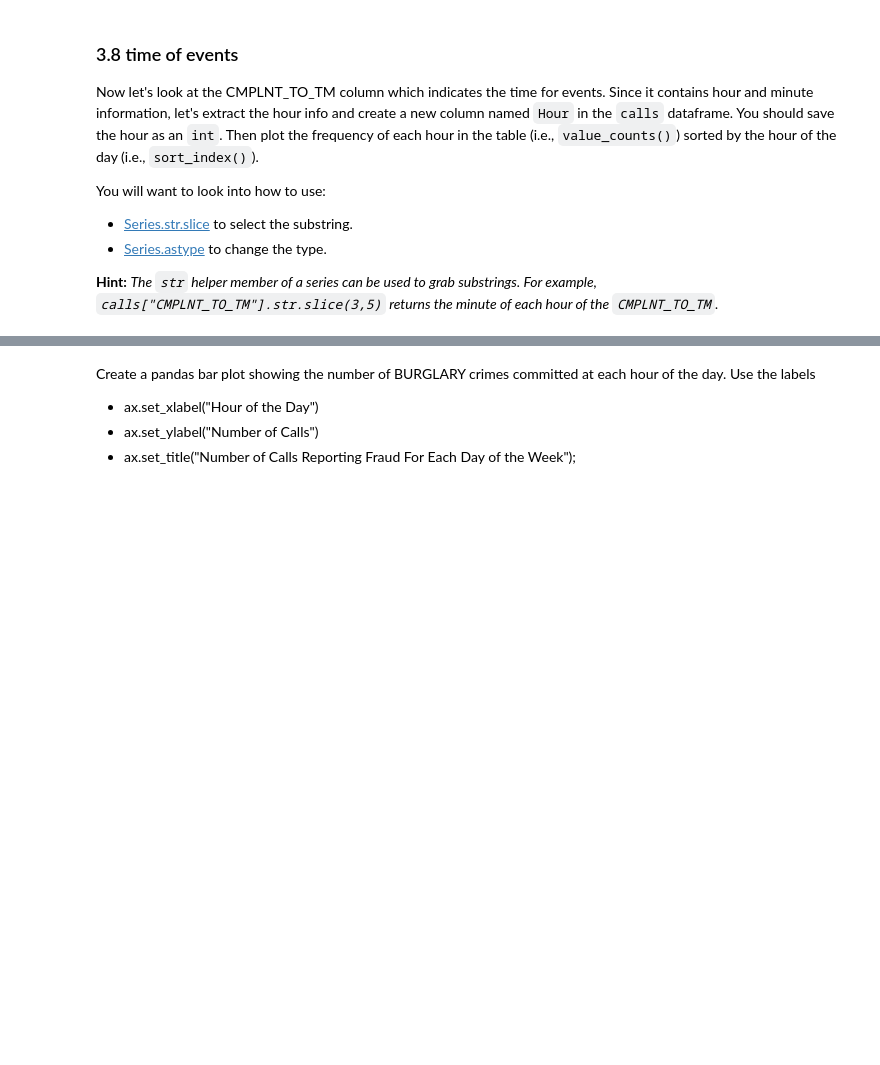
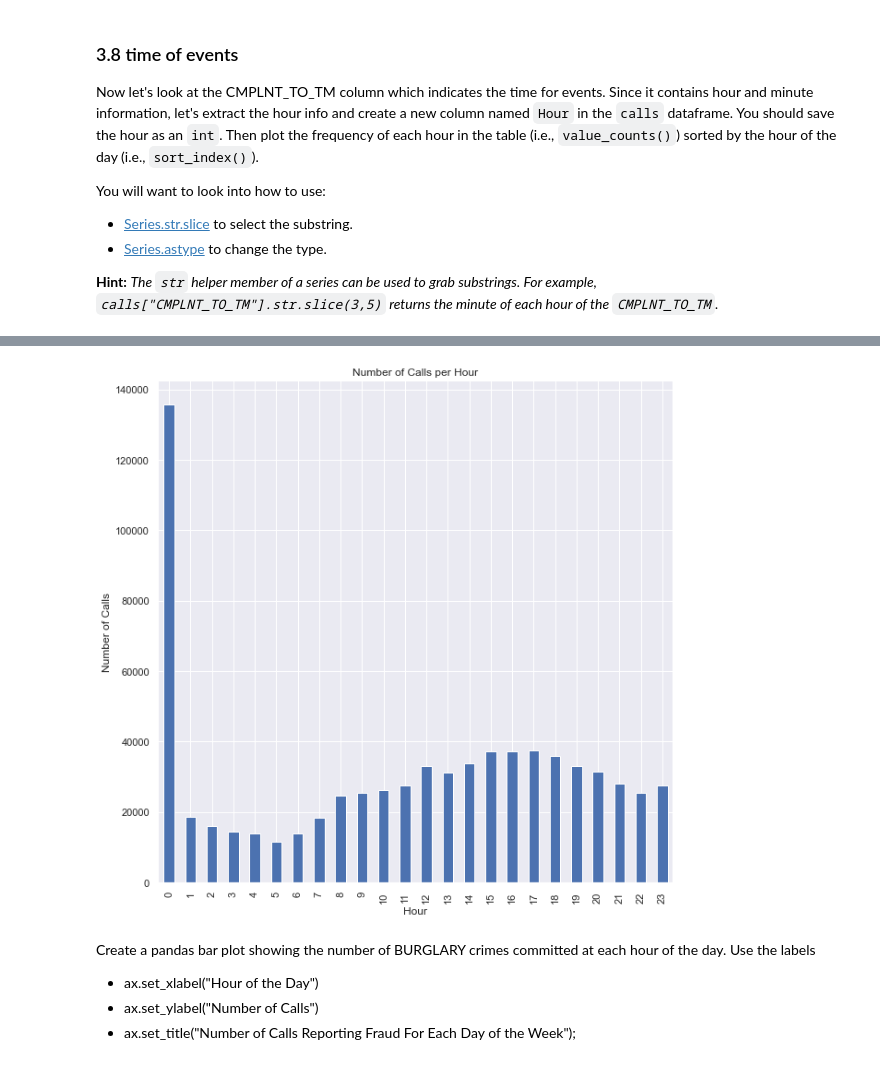
Before and after one commit to aarif-razak/cs439Work, a Jupyter notebook: Lab3/Release Lab 3 - Exploratory Data Analysis - V2.ipynb, the cells around one changed output, grey strips where cells are left out. Drawn from its saved outputs; the diff is of its cells as text; code cells hidden in the pictures; blank space fills up the shorter version.

```diff
--- a/Lab3/Release Lab 3 - Exploratory Data Analysis - V2.ipynb
+++ b/Lab3/Release Lab 3 - Exploratory Data Analysis - V2.ipynb
@@ -712,3 +705,26 @@ calls["Hour"] = calls["CMPLNT_TO_TM"].str.slice(0,2).replace(np.NaN,0).astype('i
+# %%
+### BEGIN SOLUTION
+
+uniqueHours = calls["Hour"].value_counts()
+
+hours = [0,1,2,3,4,5,6,7,8,9,10,11,12,13,14,15,16,17,18,19,20,21,22,23]
+#using the hint here
+orderedHours = uniqueHours[hours]
+
+df5 = pd.DataFrame(data = orderedHours)
+#df5.sort_index()
+
+ax = df5.plot.bar(figsize=(10,10), legend = False)
+ax.set_title("Number of Calls per Hour")
+ax.set_ylabel("Number of Calls")
+ax.set_xlabel("Hour")
+ax.set_xticklabels(labels = hours , rotation = 90) #mimicing prev problems
+
+end;
+
+### END SOLUTION
+# %% [output]
+[figure, added]
 # %% [markdown]
 Create a pandas bar plot showing the number of BURGLARY crimes committed at each hour of the day. Use the labels
 * ax.set_xlabel("Hour of the Day")
```
Also changed, not shown: parts of 5 cells of this notebook.
